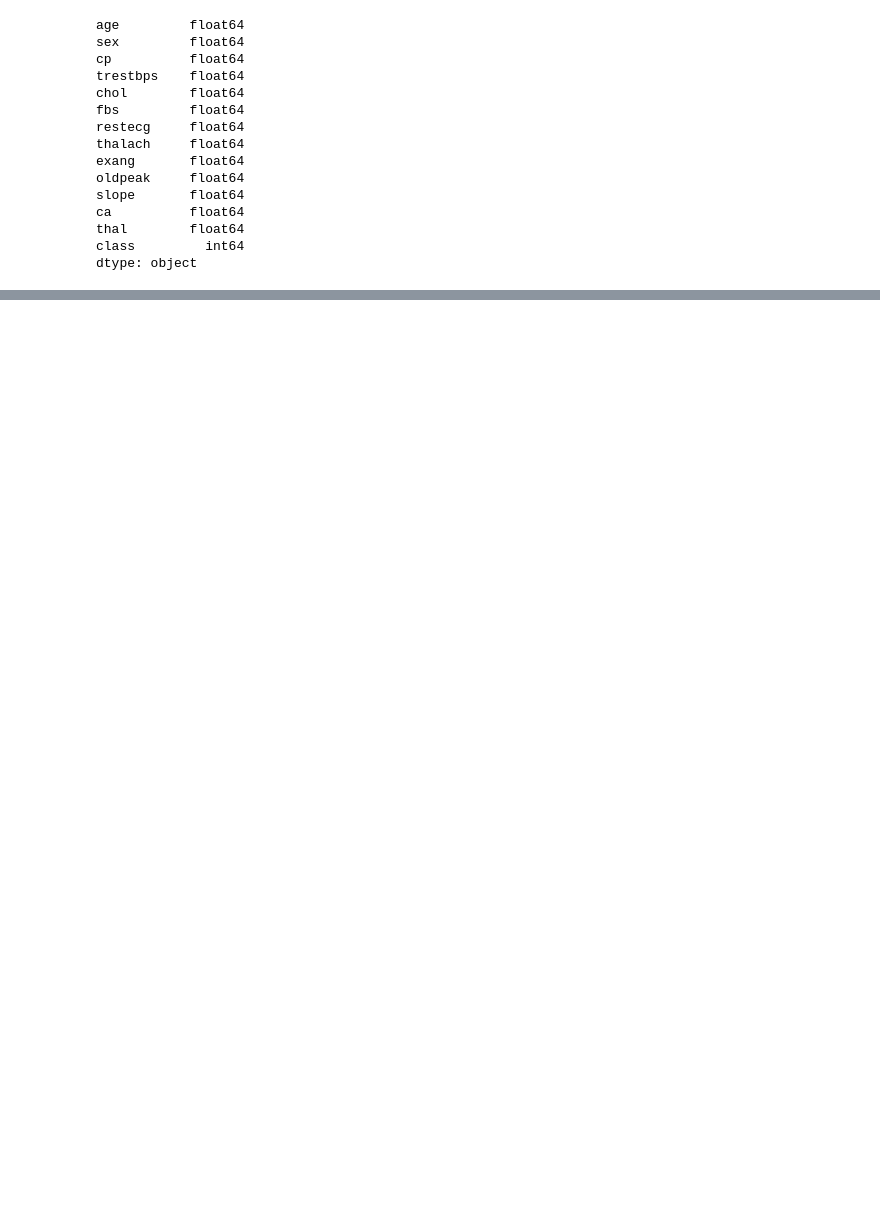
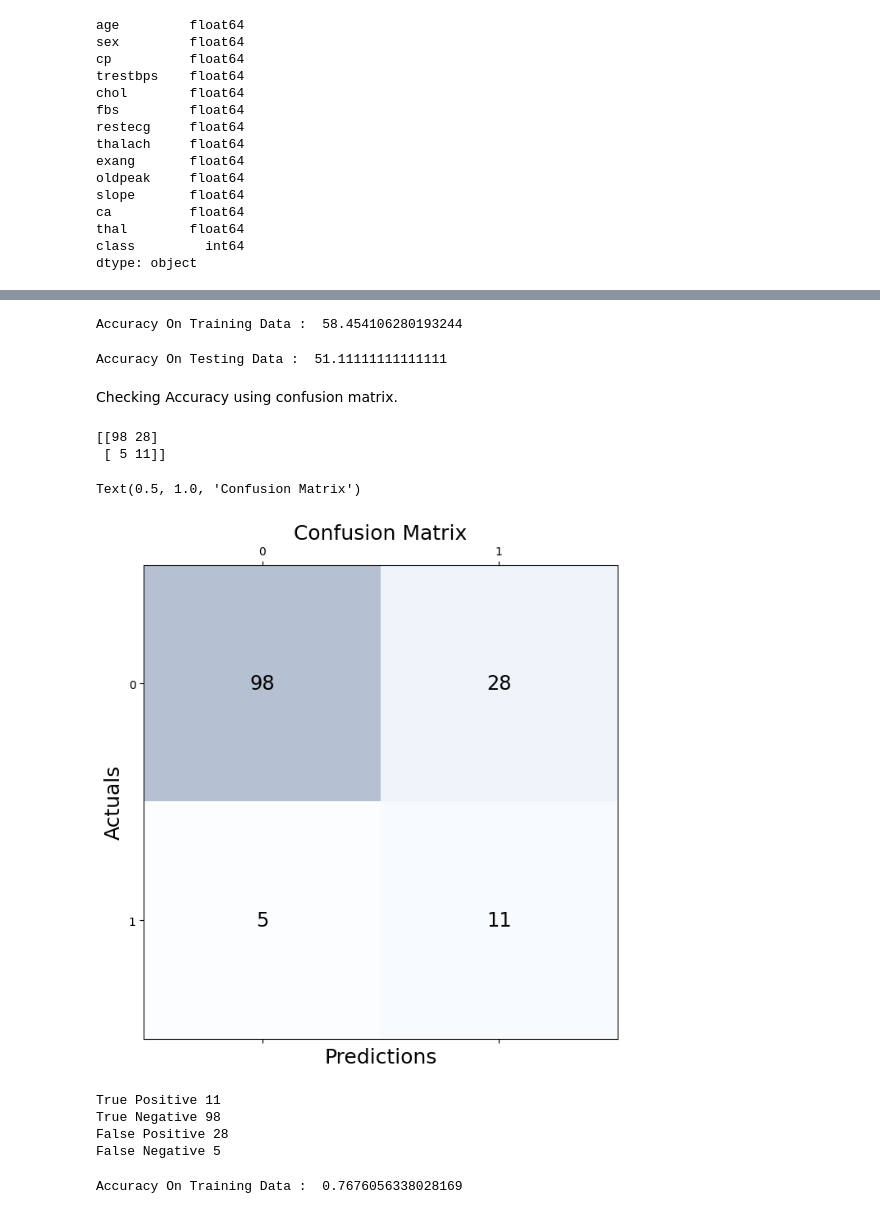
Before and after one commit to sarthak0320/Disease-Detection, a Jupyter notebook: disease_detection.ipynb, the cells around one changed output, grey strips where cells are left out. Cells and saved outputs as stored; diff of their text form; code cells hidden in the pictures; blank space fills up the shorter version.

```diff
--- a/disease_detection.ipynb
+++ b/disease_detection.ipynb
@@ -327,0 +727,5 @@ weighted avg       0.82      0.80      0.79        60
+# %%
+X_train,X_test,y_train,y_test=train_test_split(X,y,random_state=10,test_size=0.3,shuffle=True)
+# %%
+knn=KNeighborsClassifier(n_neighbors=8)
+knn.fit(X_train,y_train)
@@ -327,0 +738,7 @@ weighted avg       0.82      0.80      0.79        60
+# %%
+X_train_prediction=knn.predict(X_train)
+trainig_data_accuracy= accuracy_score(X_train_prediction,y_train)
+# %%
+print("Accuracy On Training Data : ", trainig_data_accuracy*100)
+# %% [output]
+Accuracy On Training Data :  58.454106280193244
@@ -327,0 +748,45 @@ weighted avg       0.82      0.80      0.79        60
+# %%
+print("Accuracy On Testing Data : ", testing_data_accuracy*100)
+# %% [output]
+Accuracy On Testing Data :  51.11111111111111
+# %% [markdown]
+Checking Accuracy using confusion matrix.
+# %%
+from sklearn.metrics import confusion_matrix
+cm = confusion_matrix(X_train_prediction,y_train, labels=[0, 1])
+
+print(cm)
+# %% [output]
+[[98 28]
+ [ 5 11]]
+# %%
+fig, ax = plt.subplots(figsize=(7.5, 7.5))
+ax.matshow(cm, cmap=plt.cm.Blues, alpha=0.3)
+for i in range(cm.shape[0]):
+    for j in range(cm.shape[1]):
+        ax.text(x=j, y=i,s=cm[i, j], va='center', ha='center', size='xx-large')
+
+plt.xlabel('Predictions', fontsize=18)
+plt.ylabel('Actuals', fontsize=18)
+plt.title('Confusion Matrix', fontsize=18)
+# %% [output]
+Text(0.5, 1.0, 'Confusion Matrix')
+[figure, added]
+# %%
+tn, fp, fn, tp = confusion_matrix(list(X_train_prediction), list(y_train), labels=[0, 1]).ravel()
+
+print('True Positive', tp)
+print('True Negative', tn)
+print('False Positive', fp)
+print('False Negative', fn)
+# %% [output]
+True Positive 11
+True Negative 98
+False Positive 28
+False Negative 5
+# %%
+acc = (tp+tn) / (tp+tn+fn+fp)
+
+print('Accuracy On Training Data : ',acc)
+# %% [output]
+Accuracy On Training Data :  0.7676056338028169
```
Also changed, not shown: parts of 145 cells of this notebook.
